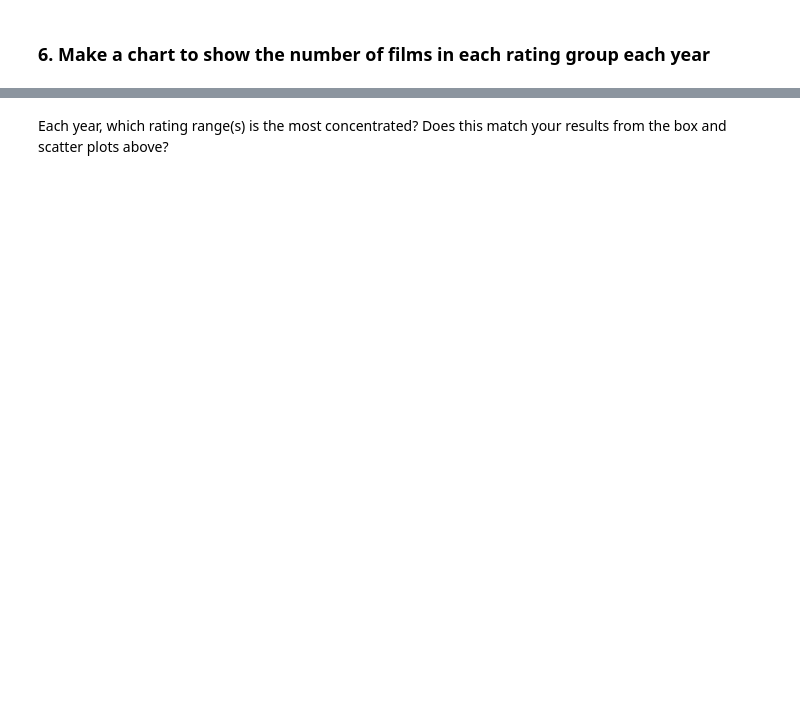
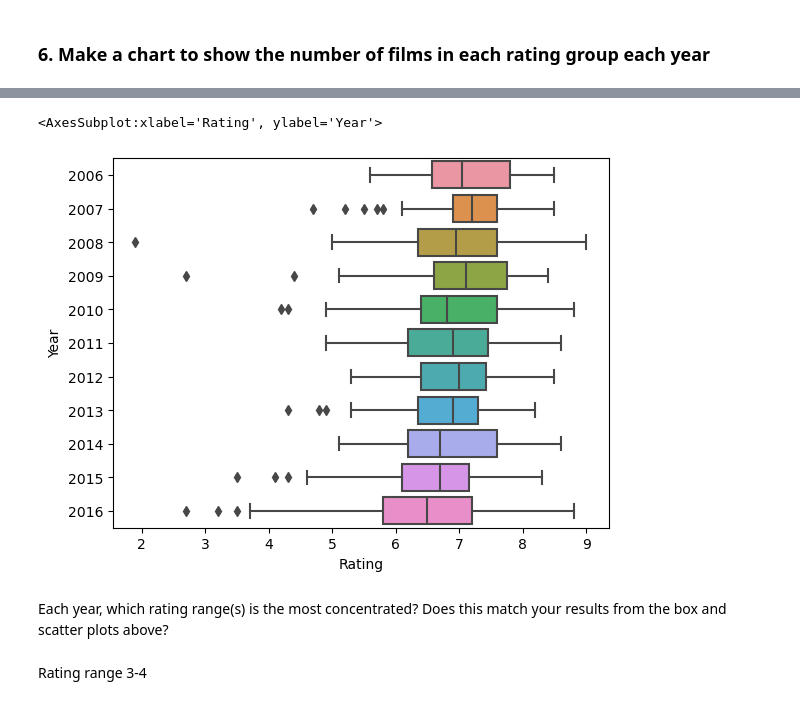
Before and after one commit to violet-phoenix/EDA_pt2_studio-Phx, a Jupyter notebook: EDApt2-Studio.ipynb, the cells around one changed output, grey strips where cells are left out. Saved outputs shown, nothing was run; the diff lists cells and outputs as text; code cells hidden in the pictures; blank space fills up the shorter version.

```diff
--- a/EDApt2-Studio.ipynb
+++ b/EDApt2-Studio.ipynb
@@ -256,2 +246,12 @@ TypeError: '<' not supported between instances of 'int' and 'pandas._libs.interv
+# %%
+# Note: the chart with ratings groups per year technically WORKS, but it's not very illustrative of the scoring
+# distribution over the years. However, the axes can't be inverted unless the data type is int for the x-axis,
+# so instead I made a boxplot with raw ratings data instead of ratings groups.
+sns.boxplot(x = "Rating", y = "Year", data = movies_df, orient = 'h')
+# %% [output]
+<AxesSubplot:xlabel='Rating', ylabel='Year'>
+[figure, added]
 # %% [markdown]
 Each year, which rating range(s) is the most concentrated? Does this match your results from the box and scatter plots above?
+# %% [markdown]
+Rating range 3-4
```
Also changed, not shown: parts of 11 cells of this notebook.
